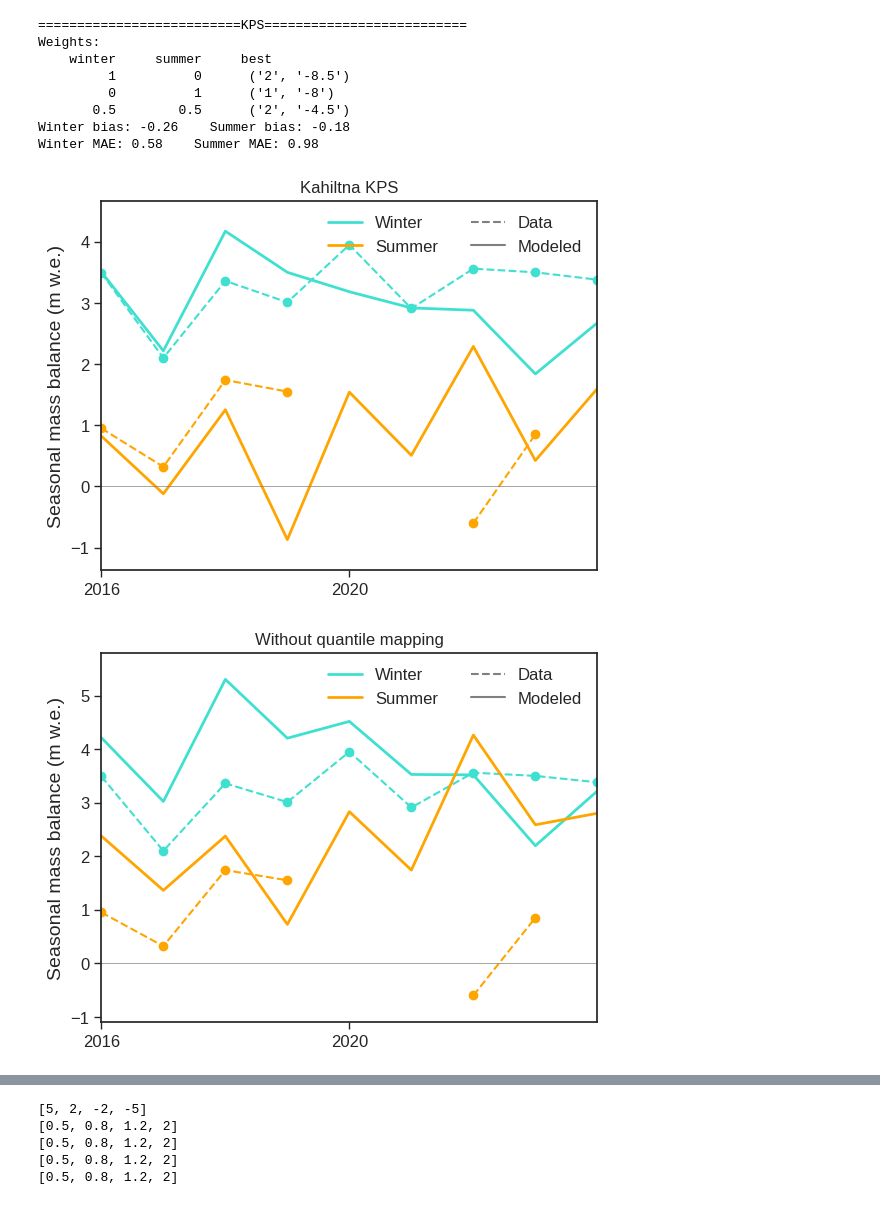
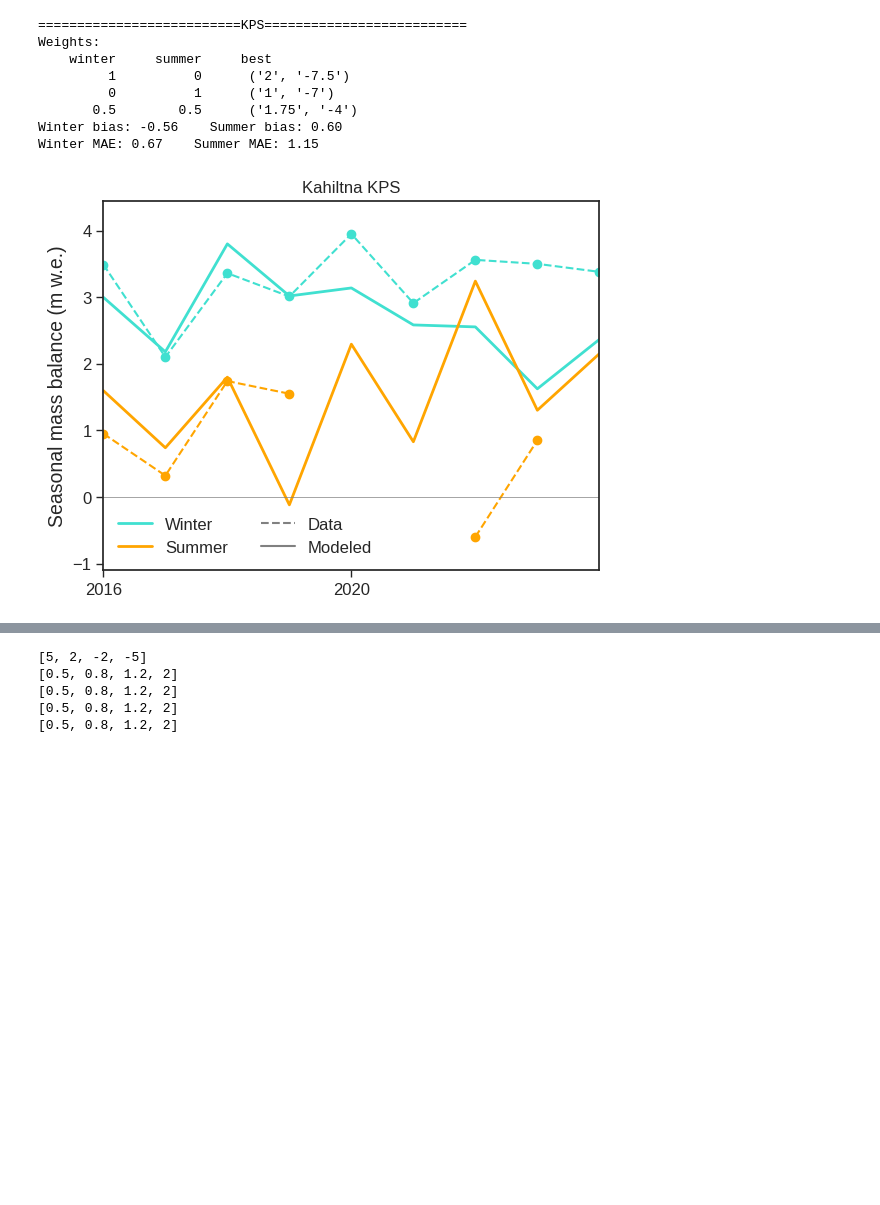
Before and after one commit to clairevwilson/PEBSI, a Jupyter notebook: firn_site_calibration.ipynb, the cells around one changed output, grey strips where cells are left out. Cells and saved outputs as stored; diff of their text form; code cells hidden in the pictures; blank space fills up the shorter version.

```diff
--- a/firn_site_calibration.ipynb
+++ b/firn_site_calibration.ipynb
@@ -13,0 +18,7 @@ import cmasher as cmr
+# %%
+for site in ['KPS']:
+    glacier = 'wolverine' if site == 'EC' else 'kahiltna' if site == 'KPS' else 'gulkana'
+    fn = f'../Output/{glacier.capitalize()}_2025_09_24_long{site}_0.nc'
+    ds = xr.open_dataset(fn)
+    plot_seasonal_mass_balance(ds)
+    print(np.mean(ds.resample(time='YS-APR').sum().melt))
@@ -53,11 +68,11 @@ for site in gsproc.sitedict['firn']+['mean']:
             ax.set_title(ds.glacier.capitalize() + ' '+site+' calibrated to the mean of T and Z',fontsize=12)
             plt.show()
 
-            glacier = 'Wolverine' if site == 'EC' else 'Kahiltna' if site == 'KPS' else 'Gulkana'
-            ds = xr.open_dataset(f'/trace/group/rounce/cvwilson/Output/{glacier}_2025_09_22_noqm{site}_0.nc')
-            fig, ax = plot_seasonal_mass_balance(ds)
-            ax.set_title('Without quantile mapping', fontsize=12)
-            plt.show()
+            # glacier = 'Wolverine' if site == 'EC' else 'Kahiltna' if site == 'KPS' else 'Gulkana'
+            # ds = xr.open_dataset(f'/trace/group/rounce/cvwilson/Output/{glacier}_2025_09_22_noqm{site}_0.nc')
+            # fig, ax = plot_seasonal_mass_balance(ds)
+            # ax.set_title('Without quantile mapping', fontsize=12)
+            # plt.show()
         best_gulkana = best
 # %% [output]
 ==========================Z==========================
@@ -148,42 +147,41 @@ result_dict = gsproc.get_result_dict(force_redo=True, parse_runs=['firn'])
 
 # ===== NORMALIZE =====
 lim_percentile = 75
 all_error = ['winter','summer']
 error_lims = {}
 for err in all_error:
     error_lims[err] = gsproc.get_percentile(result_dict, err, lim_percentile)
 result_dict = gsproc.add_normalized(result_dict, error_lims=error_lims, run_type='firn')
 
 # ===== FIND BEST PARAMETERS =====
 best_dict = {}
 for site in ['KPS']:
     print(f'=========================={site}==========================')
     best_by = gsproc.get_best_normalized(all_error, result_dict, prints=True, site=site)
     best = best_by[-1]
     best_dict[site] = best
     ds = gsproc.get_any(result_dict, best[0], best[1], site, run_type='firn')
     fig, ax = plot_seasonal_mass_balance(ds)
     ax.set_title(ds.glacier.capitalize() + ' '+site,fontsize=12)
     winter_error, summer_error, annual_error = seasonal_mass_balance(ds, 'ME')
     print(f'Winter bias: {winter_error:.2f}    Summer bias: {summer_error:.2f}')
     winter_error, summer_error, annual_error = seasonal_mass_balance(ds, 'MAE')
     print(f'Winter MAE: {winter_error:.2f}    Summer MAE: {summer_error:.2f}')
 
     plt.show()
-    glacier = 'Wolverine' if site == 'EC' else 'Kahiltna' if site == 'KPS' else 'Gulkana'
-    ds = xr.open_dataset(f'/trace/group/rounce/cvwilson/Output/{glacier}_2025_09_22_noqm{site}_0.nc')
-    fig, ax = plot_seasonal_mass_balance(ds)
-    ax.set_title('Without quantile mapping', fontsize=12)
-    plt.show()
+    # glacier = 'Wolverine' if site == 'EC' else 'Kahiltna' if site == 'KPS' else 'Gulkana'
+    # ds = xr.open_dataset(f'/trace/group/rounce/cvwilson/Output/{glacier}_2025_09_22_noqm{site}_0.nc')
+    # fig, ax = plot_seasonal_mass_balance(ds)
+    # ax.set_title('Without quantile mapping', fontsize=12)
+    # plt.show()
 best_kahiltna = best
 # %% [output]
 ==========================KPS==========================
 Weights:
     winter     summer     best
-         1          0      ('2', '-8.5')
-         0          1      ('1', '-8')
-       0.5        0.5      ('2', '-4.5')
-Winter bias: -0.26    Summer bias: -0.18
-Winter MAE: 0.58    Summer MAE: 0.98
+         1          0      ('2', '-7.5')
+         0          1      ('1', '-7')
+       0.5        0.5      ('1.75', '-4')
+Winter bias: -0.56    Summer bias: 0.60
+Winter MAE: 0.67    Summer MAE: 1.15
-[figure, old version]
+[figure, new version]
-[figure, removed]
```
Also changed, not shown: parts of 13 cells of this notebook, 8 other files.
